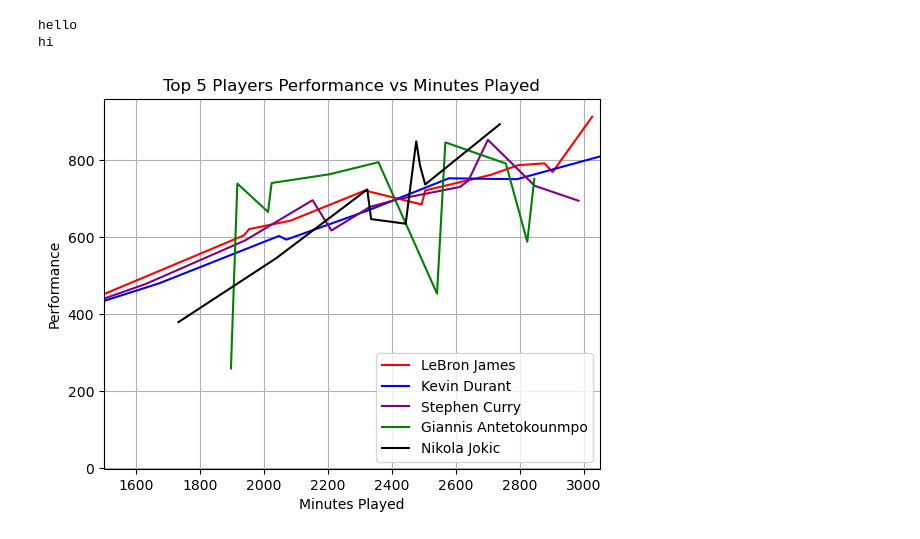
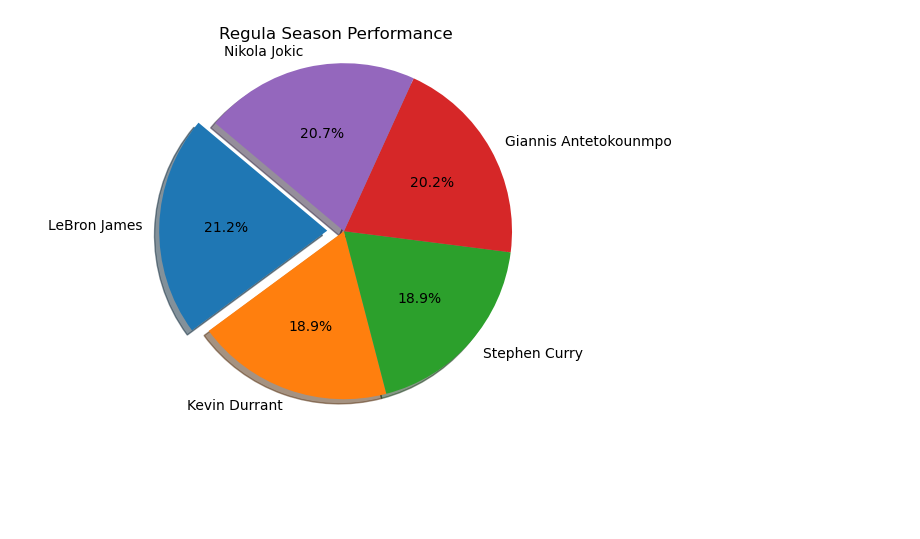
Before and after one commit to singhashishpal/Project_NBA, a Jupyter notebook: NBA Dataset/NBA.ipynb, the cells around one changed output. Cells and saved outputs as stored; diff of their text form; code cells hidden in the pictures; blank space fills up the shorter version.

```diff
--- a/NBA Dataset/NBA.ipynb
+++ b/NBA Dataset/NBA.ipynb
@@ -8,12 +8,6 @@ import json
 import requests
 # from config import api_key
 # from sklearn import datasets
-# %%
-print("hello")
-print("hi")
-# %% [output]
-hello
-hi
 # %%
 #Creating path
 
@@ -78,49 +72,43 @@ ranks= nba_df.loc[nba_df["Rank"]==1]
 
 #Choosing 5 random players from ranks.
 
 top_5= ["LeBron James", "Kevin Durrant", "Stephen Curry", "Giannis Antetokounmpo", "Nikola Jokic"]
 
 #3 offensive metrics (Points, AST, FGA) AND 3 defensive metrics (REB,STL,BLK)
 performance_metrics= ["PTS", "AST", "FGA", "REB", "STL", "BLK"]
 
 #REGULAR SEASON CALCULATION FOR TOP 5 PLAYERS
 
 #We look up each players 5 performance metrics as mentioned above. Then calculated the horizontal average across those 6 columns
 # and created a new column to store that calculation with the column name of Average Stats.
 
 LeBron_James = reg_season_df.loc[reg_season_df['Player'] == 'LeBron James', ["Points", "AST", "FGA", "REB", "STL", "BLK", "Minutes Played"]]
 LeBron_James['Average Stats'] = LeBron_James[["Points", "AST", "FGA", "REB", "STL", "BLK"]].mean(axis=1)
-sorted_lebron = LeBron_James.sort_values(by=['Minutes Played', 'Average Stats'], ascending=[True, True])
+leb= LeBron_James["Average Stats"].mean()
 
 Kevin_Durrant = reg_season_df.loc[reg_season_df['Player'] == 'Kevin Durant', ["Points", "AST", "FGA", "REB", "STL", "BLK", "Minutes Played"]]
 Kevin_Durrant['Average Stats'] = Kevin_Durrant[["Points", "AST", "FGA", "REB", "STL", "BLK"]].mean(axis=1)
-sorted_kevin = Kevin_Durrant.sort_values(by=['Minutes Played', 'Average Stats'], ascending=[True, True])
+kev= Kevin_Durrant["Average Stats"].mean()
 
 stephen_curry = reg_season_df.loc[reg_season_df['Player'] == 'Stephen Curry', ["Points", "AST", "FGA", "REB", "STL", "BLK", "Minutes Played"]]
 stephen_curry['Average Stats'] = stephen_curry[["Points", "AST", "FGA", "REB", "STL", "BLK"]].mean(axis=1)
-sorted_curry = stephen_curry.sort_values(by=['Minutes Played', 'Average Stats'], ascending=[True, True])
+steph= stephen_curry["Average Stats"].mean()
 
 Giannis_Antetokounmpo = reg_season_df.loc[reg_season_df['Player'] == 'Giannis Antetokounmpo', ["Points", "AST", "FGA", "REB", "STL", "BLK", "Minutes Played"]]
 Giannis_Antetokounmpo['Average Stats'] = Giannis_Antetokounmpo[["Points", "AST", "FGA", "REB", "STL", "BLK"]].mean(axis=1)
-sorted_giannis = Giannis_Antetokounmpo.sort_values(by=['Minutes Played', 'Average Stats'], ascending=[True, True])
+gian= Giannis_Antetokounmpo["Average Stats"].mean()
 
 Nikola_Jokic = reg_season_df.loc[reg_season_df['Player'] == 'Nikola Jokic', ["Points", "AST", "FGA", "REB", "STL", "BLK", "Minutes Played"]]
 Nikola_Jokic['Average Stats'] = Nikola_Jokic[["Points", "AST", "FGA", "REB", "STL", "BLK"]].mean(axis=1)
-sorted_nikola = Nikola_Jokic.sort_values(by=['Minutes Played', 'Average Stats'], ascending=[True, True])
+nik= Nikola_Jokic["Average Stats"].mean()
 
-plt.plot(sorted_lebron["Minutes Played"], sorted_lebron["Average Stats"], color= "red" , label="LeBron James")
-plt.plot(sorted_kevin["Minutes Played"], sorted_kevin["Average Stats"], color= "blue", label="Kevin Durant")
-plt.plot(sorted_curry["Minutes Played"], sorted_curry["Average Stats"], color= "purple",  label="Stephen Curry")
-plt.plot(sorted_giannis["Minutes Played"], sorted_giannis["Average Stats"], color= "green",  label="Giannis Antetokounmpo")
-plt.plot(sorted_nikola["Minutes Played"], sorted_nikola["Average Stats"], color= "black",  label="Nikola Jokic")
-
-
-plt.xlabel('Minutes Played')
-plt.ylabel('Performance')
-plt.title('Top 5 Players Performance vs Minutes Played')
-plt.legend()
-plt.xlim(1500,3050 )
-plt.grid()
+performance_regular= [leb,kev,steph,gian,nik]
+explode= [0.1,0,0,0,0]
+plt.pie(performance_regular, explode=explode, labels=top_5,
+        autopct="%1.1f%%", shadow=True, startangle=140)
+plt.axis('equal')
+plt.title("Regula Season Performance")
+plt.savefig("Regular_Season_Performance_Top5.png")
 plt.show()
 # %% [output]
-[figure, old version]
+[figure, new version]
```
Also changed, not shown: parts of 1 cell of this notebook, 1 other file.
